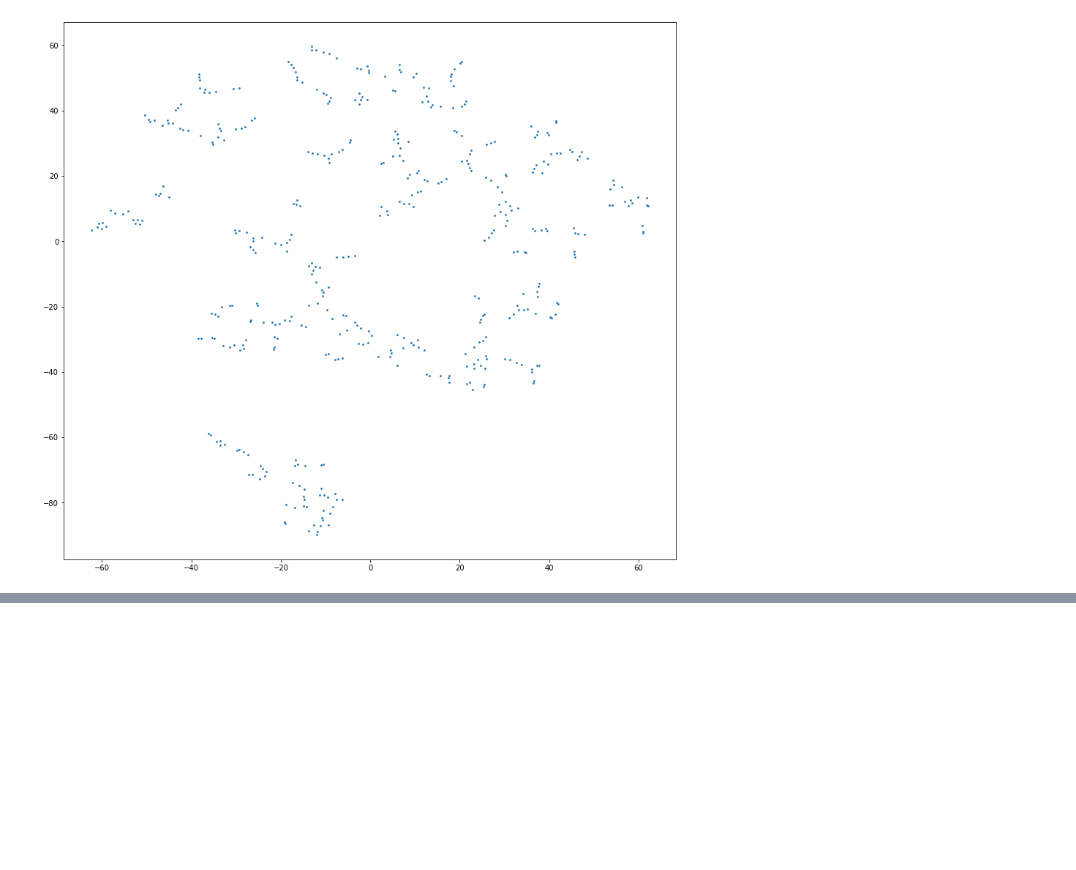
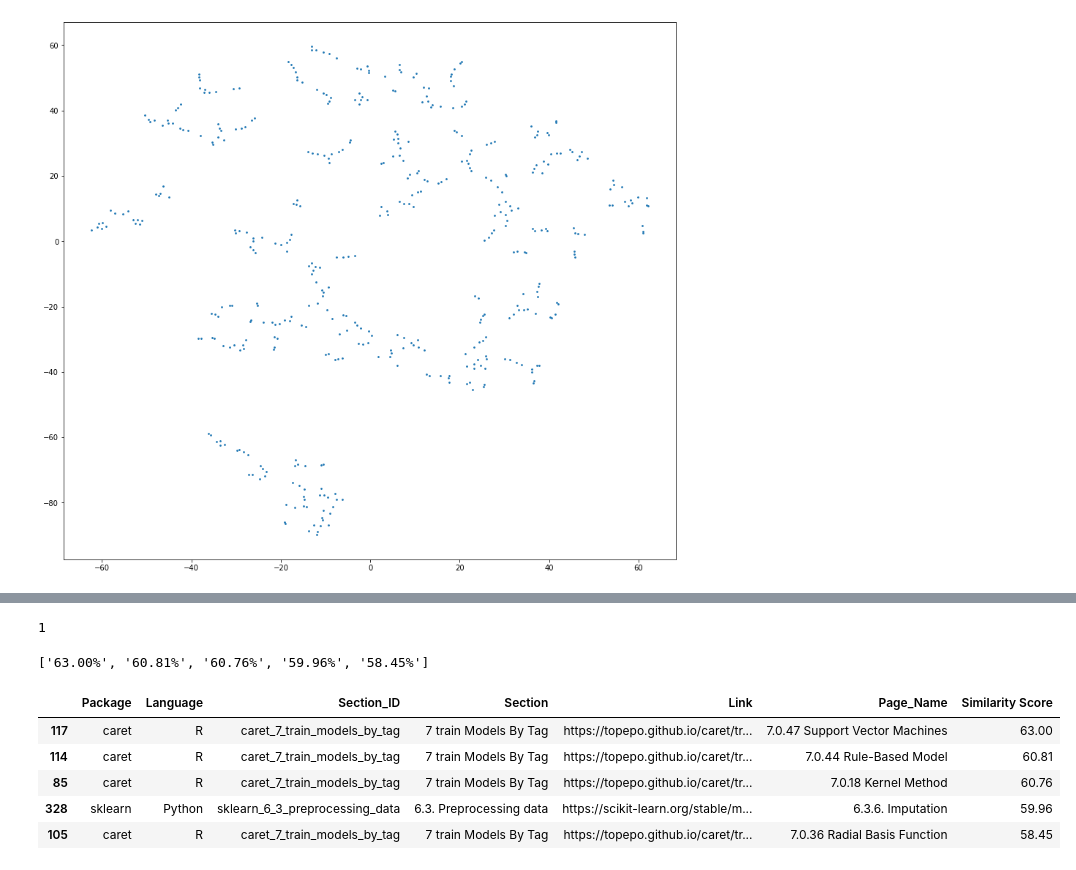
Before and after one commit to spencerbraun/pytorch_hackathon, a Jupyter notebook: vector_evaluation.ipynb, the cells around one changed output, grey strips where cells are left out. Drawn from its saved outputs; the diff is of its cells as text; code cells hidden in the pictures; blank space fills up the shorter version.

```diff
--- a/vector_evaluation.ipynb
+++ b/vector_evaluation.ipynb
@@ -213,0 +209,8 @@ pd.DataFrame(lineList[1:])
+# %%
+with open("recommendation_table.pkl", 'wb') as f:
+    pickle.dump(combined, f)
+# %%
+with open("recommendation_table.pkl", 'rb') as f:
+    table = pickle.load(f)
+# %%
+idx = 5
@@ -213,0 +226,4 @@ pd.DataFrame(lineList[1:])
+# %%
+table.loc[table.Page_Name == '11.3 Complications The'].index[0]
+# %% [output]
+1
@@ -213,0 +232,37 @@ pd.DataFrame(lineList[1:])
+# %%
+["{:.2f}%".format(x * 100) for x in table.iloc[idx].Rec_Probs]
+# %% [output]
+['63.00%', '60.81%', '60.76%', '59.96%', '58.45%']
+# %%
+
+def processTable(table, idx):
+    probs = ["{:.2f}".format(x * 100) for x in table.iloc[idx].Rec_Probs]
+    locs = table.iloc[idx].Rec_Index
+
+    cols = [
+        'Package',
+        'Language',
+        'Section_ID',
+        'Section',
+        'Link',
+        'Page_Name',
+    ]
+
+    outputTable = (
+        table
+        .loc[locs, cols]
+        .join(pd.DataFrame(probs, index=locs, columns=['Similarity Score']))
+    )
+
+
+    return outputTable, outLinks
+# %%
+x, _ = processTable(table, 5)
+x
+# %% [output]
+|  | Package | Language | Section_ID | Section | Link | Page_Name | Similarity Score |
+| 117 | caret | R | caret_7_train_models_by_tag | 7 train Models By Tag | https://topepo.github.io/caret/tr... | 7.0.47 Support Vector Machines | 63.00 |
+| 114 | caret | R | caret_7_train_models_by_tag | 7 train Models By Tag | https://topepo.github.io/caret/tr... | 7.0.44 Rule-Based Model | 60.81 |
+| 85 | caret | R | caret_7_train_models_by_tag | 7 train Models By Tag | https://topepo.github.io/caret/tr... | 7.0.18 Kernel Method | 60.76 |
+| 328 | sklearn | Python | sklearn_6_3_preprocessing_data | 6.3. Preprocessing data | https://scikit-learn.org/stable/m... | 6.3.6. Imputation | 59.96 |
+| 105 | caret | R | caret_7_train_models_by_tag | 7 train Models By Tag | https://topepo.github.io/caret/tr... | 7.0.36 Radial Basis Function | 58.45 |
```
Also changed, not shown: parts of 25 cells of this notebook, 9 other files.
